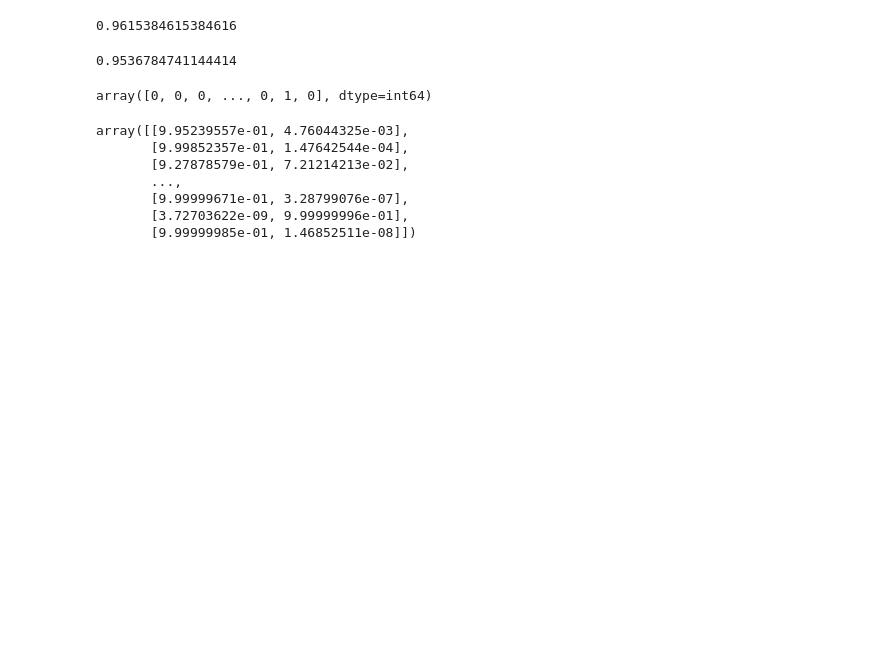
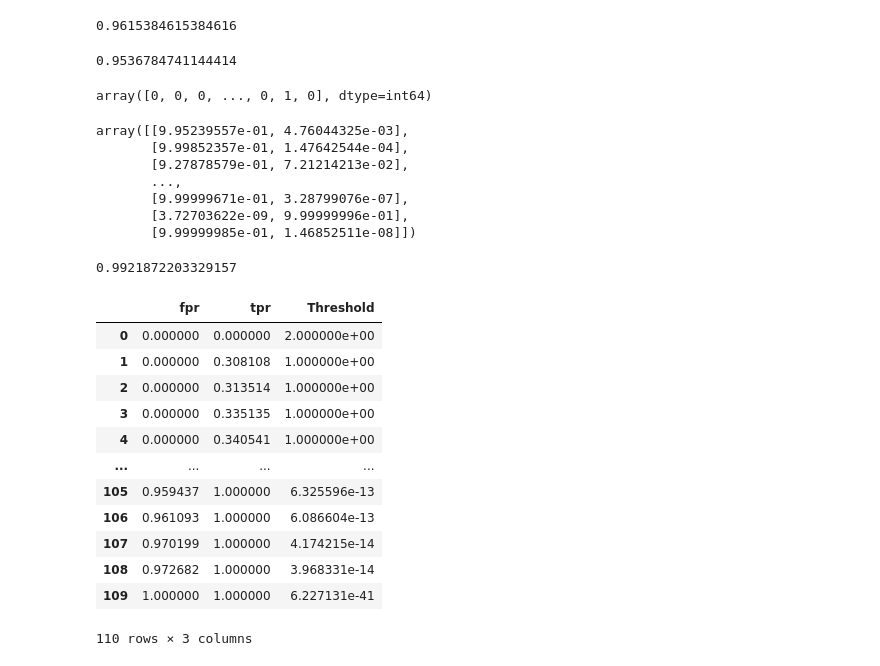
Before and after one commit to Milan1508/SMS-Spam-Ham-Classifier-Multinomial--and-Bernoulli-Naive-Baye, a Jupyter notebook: sbs.ipynb, the cells around one changed output. Drawn from its saved outputs; the diff is of its cells as text; code cells hidden in the pictures; blank space fills up the shorter version.

```diff
--- a/sbs.ipynb
+++ b/sbs.ipynb
@@ -203,0 +205,23 @@ fpr, tpr , thresholds = roc_curve(y_test,y_pred_proba[:,1])
+# %%
+print(roc_auc)
+# %% [output]
+0.9921872203329157
+# %%
+pd.DataFrame({'fpr':fpr,
+            'tpr': tpr,
+            'Threshold': thresholds
+              })
+# %% [output]
+|  | fpr | tpr | Threshold |
+| 0 | 0.000000 | 0.000000 | 2.000000e+00 |
+| 1 | 0.000000 | 0.308108 | 1.000000e+00 |
+| 2 | 0.000000 | 0.313514 | 1.000000e+00 |
+| 3 | 0.000000 | 0.335135 | 1.000000e+00 |
+| 4 | 0.000000 | 0.340541 | 1.000000e+00 |
+| ... | ... | ... | ... |
+| 105 | 0.959437 | 1.000000 | 6.325596e-13 |
+| 106 | 0.961093 | 1.000000 | 6.086604e-13 |
+| 107 | 0.970199 | 1.000000 | 4.174215e-14 |
+| 108 | 0.972682 | 1.000000 | 3.968331e-14 |
+| 109 | 1.000000 | 1.000000 | 6.227131e-41 |
+110 rows × 3 columns
```
Also changed, not shown: parts of 2 cells of this notebook.
